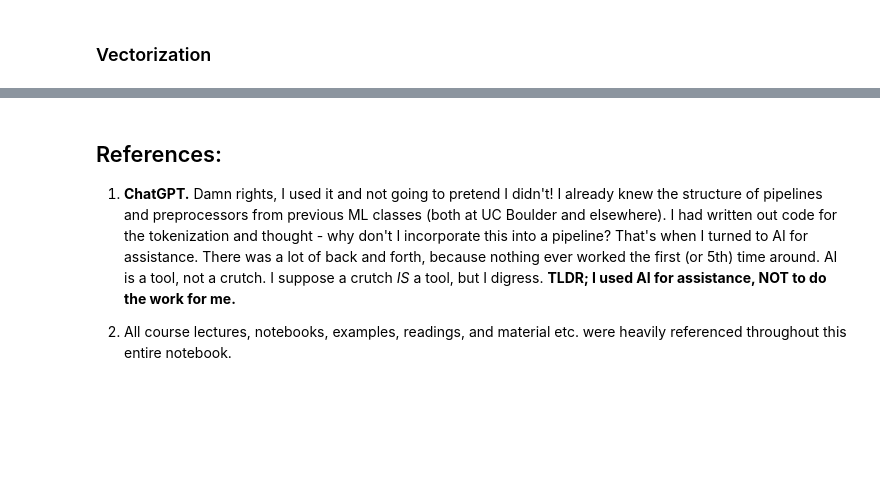
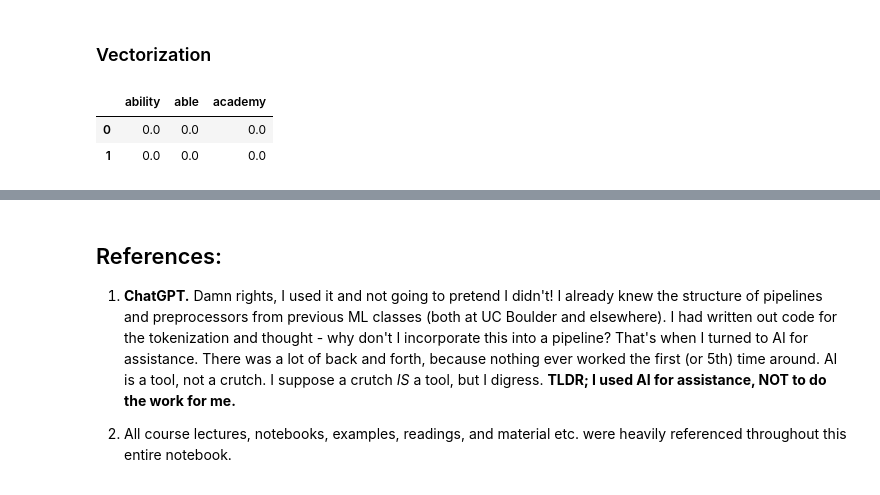
Before and after one commit to FleaBusyBeeBergs/dtsa5510-bbc-news-classification, a Jupyter notebook: bbc-news-classification.ipynb, the cells around one changed output, grey strips where cells are left out. Cells and saved outputs as stored; diff of their text form; code cells hidden in the pictures; blank space fills up the shorter version.

```diff
--- a/bbc-news-classification.ipynb
+++ b/bbc-news-classification.ipynb
@@ -142,21 +145,3 @@ class TextPreprocessor(BaseEstimator, TransformerMixin):
             raise ValueError('''Input should be data frame with a column named 'Text' ''')
 # %% [markdown]
 ### Pipeline:
-# %%
-# define custom transformer
-text_preprocessor = TextPreprocessor()
-
-text_preprocessor.fit_text(train_df)
-
-train_df = text_preprocessor.transform_text(train_df)
-
-# define pre-processor pipeline
-# pipeline = Pipeline(steps=[
-#  #
-#     ('preprocessor', ColumnTransformer(
-#         transformers=[
-#             ('text_preprocessing', text_preprocessor, 'Text')
-#         ],
-#         remainder='passthrough'
-#     ))
-# ])
@@ -179,23 +161,27 @@ train_df
 # %% [markdown]
 ### Vectorization
 # %%
-texts = train_df['processed_text']
+text = train_df['Text']
 
 # Initialize TfidfVectorizer
 vectorizer = TfidfVectorizer(max_features=1000, stop_words='english')
 
 # Fit and transform the text data
-dtm = vectorizer.fit_transform(texts)
+dtm = vectorizer.fit_transform(text)
 # %%
 # Convert the sparse matrix to a dense format (only for inspection, as this can be memory-intensive)
 dtm_dense = dtm.toarray()
 
 # Get the feature names (terms)
 feature_names = vectorizer.get_feature_names_out()
 
 # Create a DataFrame for easier inspection
 dtm_df = pd.DataFrame(dtm_dense, columns=feature_names)
 
 # Display the first few rows of the matrix
-dtm_df.head()
+dtm_df.head(5)
+# %% [output]
+|  | ability | able | academy |
+| 0 | 0.0 | 0.0 | 0.0 |
+| 1 | 0.0 | 0.0 | 0.0 |
 # %%
```
Also changed, not shown: parts of 9 cells of this notebook.
